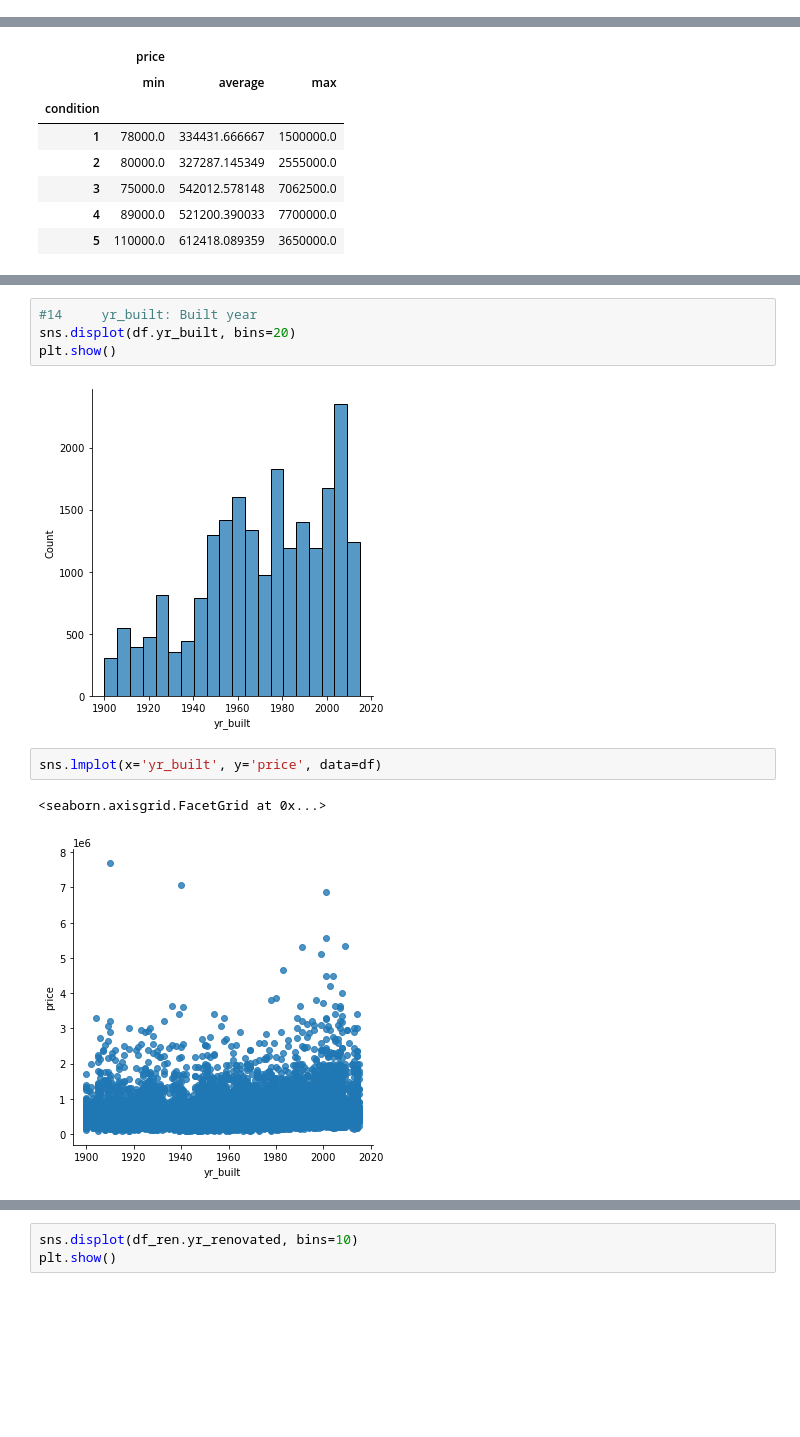
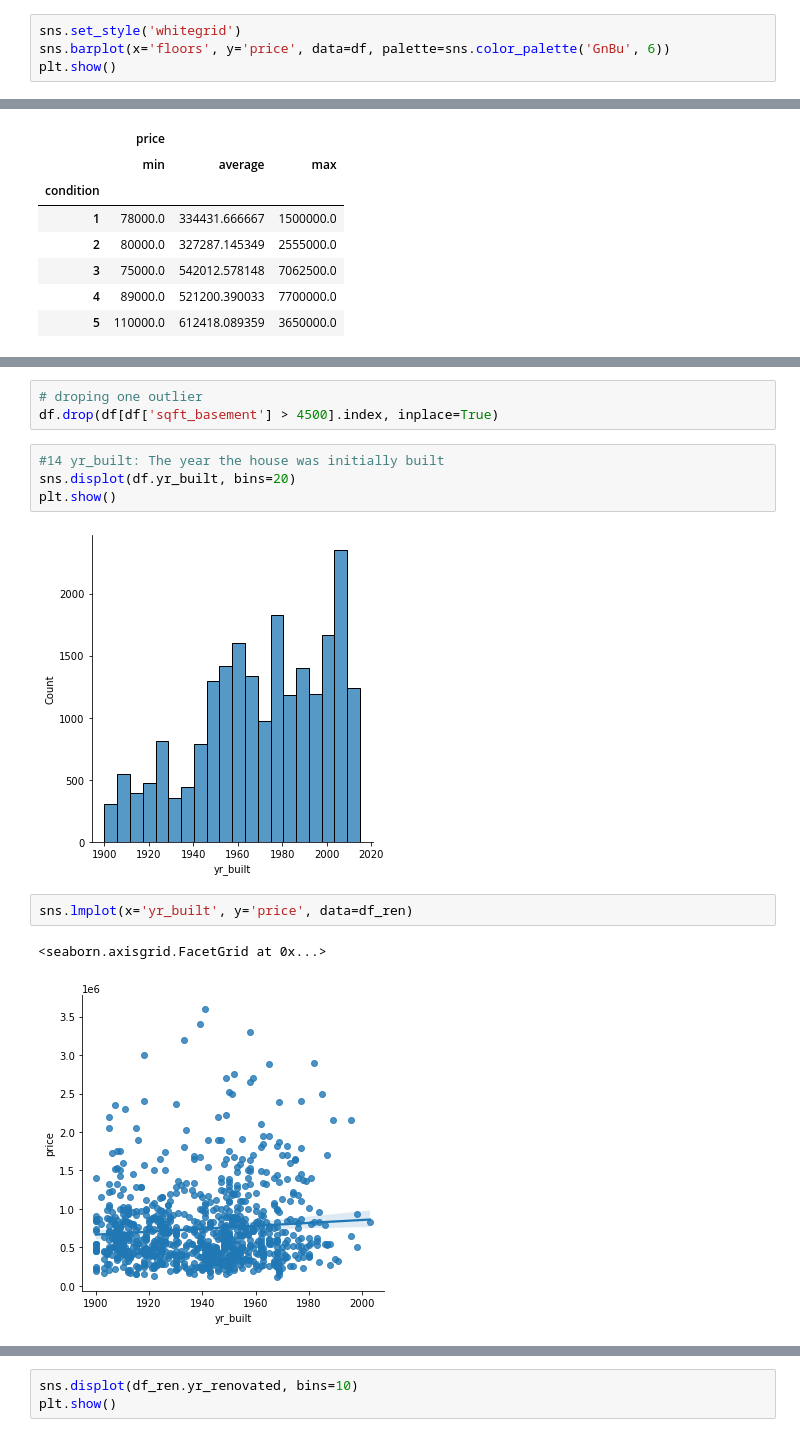
Before and after one commit to AleksanderWernik/House-sales-in-Kings-Country-WA, a Jupyter notebook: Housesales.ipynb, the cells around one changed output, grey strips where cells are left out. Drawn from its saved outputs; the diff is of its cells as text; blank space fills up the shorter version.

```diff
--- a/Housesales.ipynb
+++ b/Housesales.ipynb
@@ -304,3 +327,7 @@ sns.lmplot(x='floors', y='price', data=df)
 plt.show()
 # %% [output]
 [figure]
+# %%
+sns.set_style('whitegrid')
+sns.barplot(x='floors', y='price', data=df, palette=sns.color_palette('GnBu', 6))
+plt.show()
@@ -377,14 +436,17 @@ plt.show()
+# %%
+# droping one outlier
+df.drop(df[df['sqft_basement'] > 4500].index, inplace=True)
 # %%
-#14     yr_built: Built year
+#14 yr_built: The year the house was initially built
 sns.displot(df.yr_built, bins=20)
 plt.show()
 # %% [output]
 [figure]
 # %%
-sns.lmplot(x='yr_built', y='price', data=df)
+sns.lmplot(x='yr_built', y='price', data=df_ren)
 # %% [output]
 <seaborn.axisgrid.FacetGrid at 0x...>
-[figure, old version]
+[figure, new version]
 # %%
 #15 yr_renovated
 df['yr_renovated'].value_counts()
```
Also changed, not shown: parts of 48 cells of this notebook.
